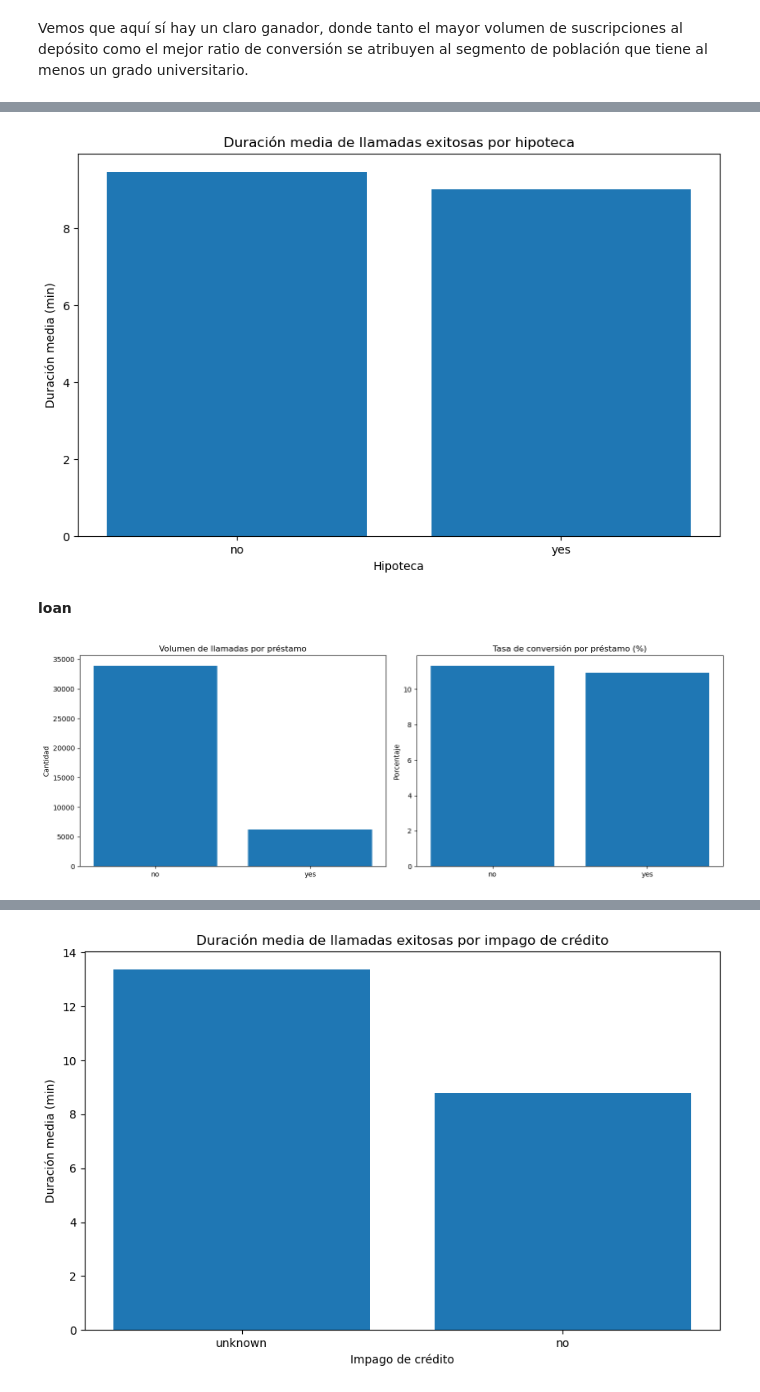
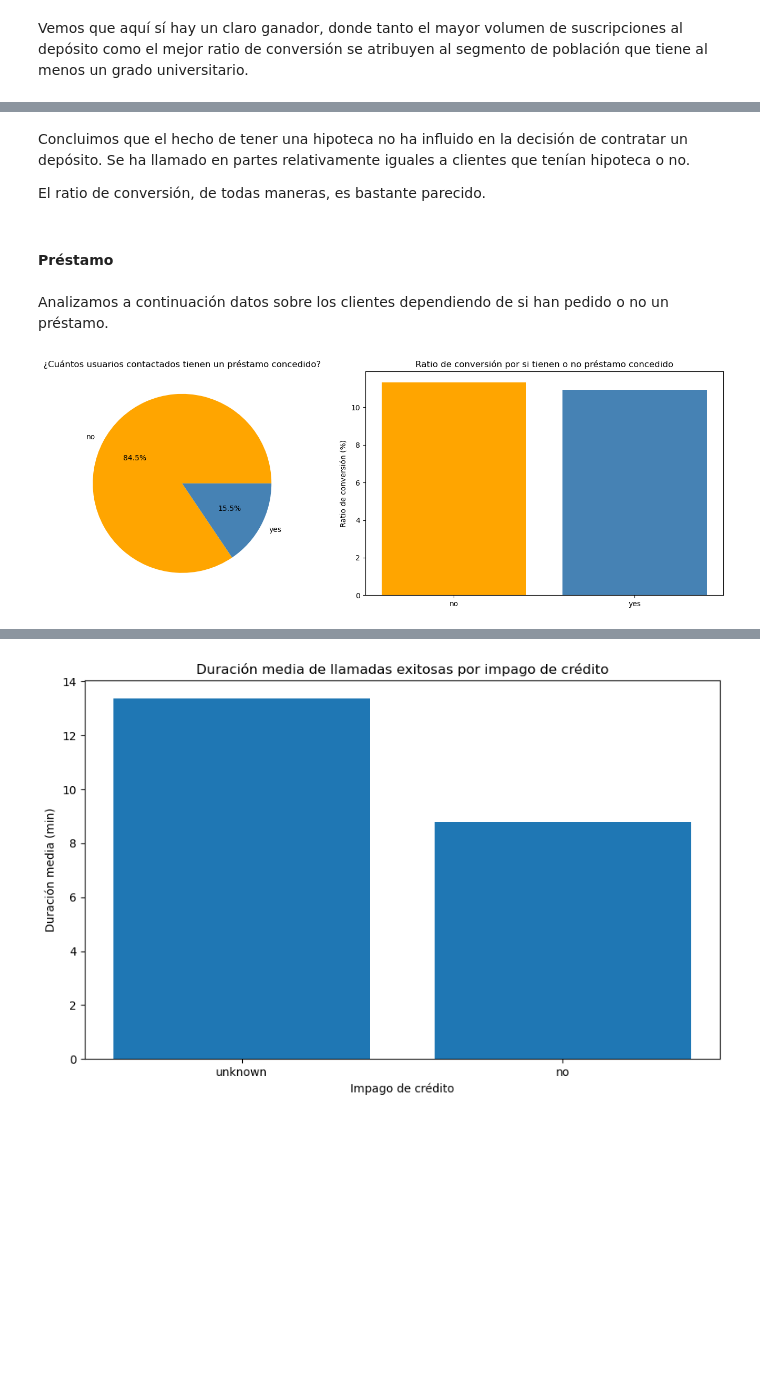
Before and after one commit to arnausans23/data-analytics-tfm, a Jupyter notebook: 1_analisis_datos_v2.ipynb, the cells around one changed output, grey strips where cells are left out. Drawn from its saved outputs; the diff is of its cells as text; code cells hidden in the pictures; blank space fills up the shorter version.

```diff
--- a/1_analisis_datos_v2.ipynb
+++ b/1_analisis_datos_v2.ipynb
@@ -329,7 +334,8 @@ df_clean = df_clean.rename(columns={'y':'result',
                                     'default':'credit_default',
                                     'campaign':'number_of_contacts',
                                     'cons.conf.idx':'cons_conf_idx',
-                                    'cons.price.idx':'cons_price_idx'})
+                                    'cons.price.idx':'cons_price_idx',
+                                    'contact':'device'})
 df_clean.columns
 # %% [output]
 Index(['age', 'job', 'marital', 'education', 'credit_default', 'mortgage',
@@ -347,3 +369,7 @@ df_clean['duration'] = (df_clean['duration'] / 60).round(2)
+# %%
+# Crear grupos de edad en df_clean_no_outliers
+df_clean['age_group'] = pd.cut(df_clean['age'], bins=[0, 30, 50, 100],
+                                            labels=['18-30', '31-50', '51+'])
 # %% [markdown]
 #### **1.3.3.2. Limpieza de duplicados**
 # %% [markdown]
@@ -808,40 +860,31 @@ plt.show()
-# %%
-# Duración media por hipoteca (solo yes)
-df_yes = df_clean[df_clean['result'] == 'yes']
-
-plt.figure(figsize=(10, 6))
-duration_mortgage = df_yes.groupby('mortgage')['duration'].mean().sort_values(ascending=False)
-plt.bar(duration_mortgage.index, duration_mortgage.values)
-plt.title('Duración media de llamadas exitosas por hipoteca')
-plt.ylabel('Duración media (min)')
-plt.xlabel('Hipoteca')
-plt.show()
-# %% [output]
-[figure, removed]
+# %% [markdown]
+Concluimos que el hecho de tener una hipoteca no ha influido en la decisión de contratar un depósito. Se ha llamado en partes relativamente iguales a clientes que tenían hipoteca o no.
+
+El ratio de conversión, de todas maneras, es bastante parecido.
 # %% [markdown]
-**loan**
+#### **Préstamo**
+# %% [markdown]
+Analizamos a continuación datos sobre los clientes dependiendo de si han pedido o no un préstamo.
 # %%
-import matplotlib.pyplot as plt
-import pandas as pd
-
 # Filtrar sin unknown
 df_loan = df_clean[df_clean['loan'] != 'unknown']
 
 fig, axes = plt.subplots(1, 2, figsize=(14, 5))
 
-# Volumen total por préstamo
+# Pie chart de distribución de préstamo
 loan_counts = df_loan['loan'].value_counts()
-axes[0].bar(loan_counts.index, loan_counts.values)
-axes[0].set_title('Volumen de llamadas por préstamo')
-axes[0].set_ylabel('Cantidad')
+colors_pie = ['orange' if i == loan_counts.idxmax() else 'steelblue' for i in loan_counts.index]
+axes[0].pie(loan_counts, labels=loan_counts.index, autopct='%1.1f%%', colors=colors_pie)
+axes[0].set_title('¿Cuántos usuarios contactados tienen un préstamo concedido?')
 
 # Tasa de conversión por préstamo
 conversion = df_loan.groupby('loan')['result'].apply(lambda x: (x == 'yes').mean() * 100)
-axes[1].bar(conversion.index, conversion.values)
-axes[1].set_title('Tasa de conversión por préstamo (%)')
-axes[1].set_ylabel('Porcentaje')
+colors_conv = ['orange' if v == conversion.max() else 'steelblue' for v in conversion.values]
+axes[1].bar(conversion.index, conversion.values, color=colors_conv)
+axes[1].set_title('Ratio de conversión por si tienen o no préstamo concedido')
+axes[1].set_ylabel('Ratio de conversión (%)')
 
 plt.tight_layout()
 plt.show()
 # %% [output]
-[figure, old version]
+[figure, new version]
```
Also changed, not shown: parts of 49 cells of this notebook.
